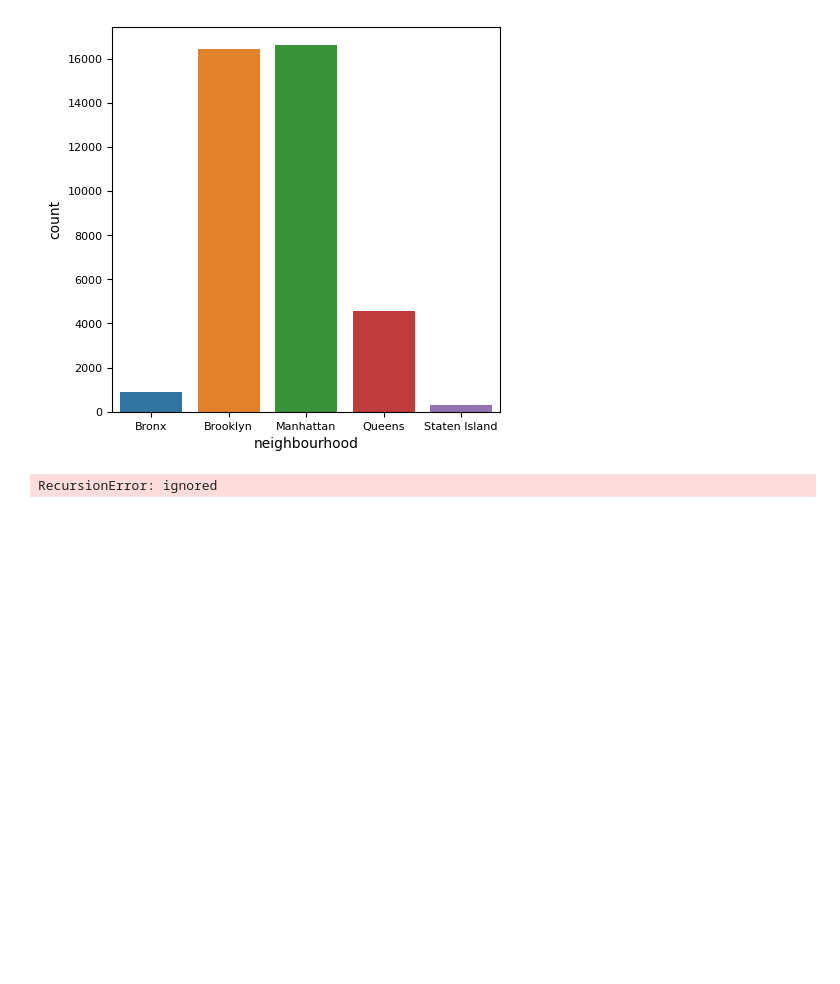
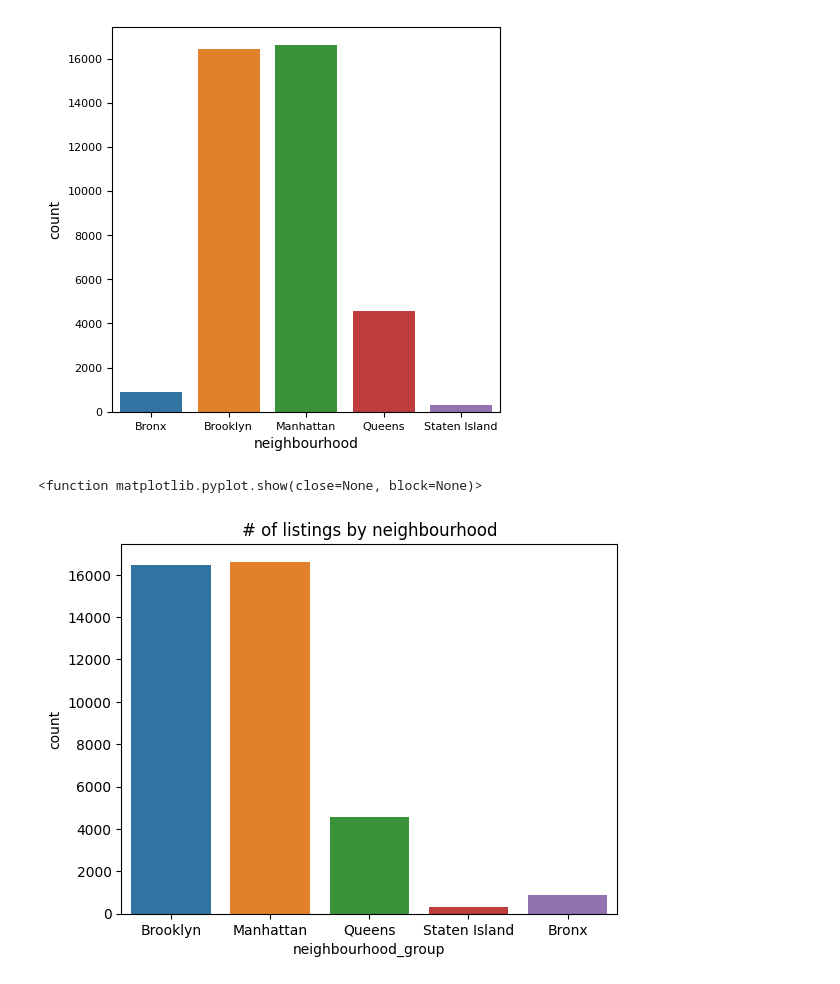
Before and after one commit to Suesue098/Basic, a Jupyter notebook: Copy_of_Untitled1.ipynb, the cells around one changed output. Saved outputs shown, nothing was run; the diff lists cells and outputs as text; code cells hidden in the pictures; blank space fills up the shorter version.

```diff
--- a/Copy_of_Untitled1.ipynb
+++ b/Copy_of_Untitled1.ipynb
@@ -145,7 +145,3 @@ ax1.set_ylabel('count',fontsize = 10)
 ax1.tick_params(axis='both', labelsize = 8)
 # %% [output]
 [figure]
-# %%
-plotpercolumndistribution(df1,10,5)
-# %% [output]
-RecursionError: ignored
@@ -154,0 +148,9 @@ def plotcorrelationmatrix():
+# %%
+sns.countplot(x = 'neighbourhood_group',data = df1)
+plt.xlabel('neighbourhood_group')
+plt.ylabel('count')
+plt.title('# of listings by neighbourhood')
+plt.show
+# %% [output]
+<function matplotlib.pyplot.show(close=None, block=None)>
+[figure, added]
```
Also changed, not shown: parts of 2 cells of this notebook.
